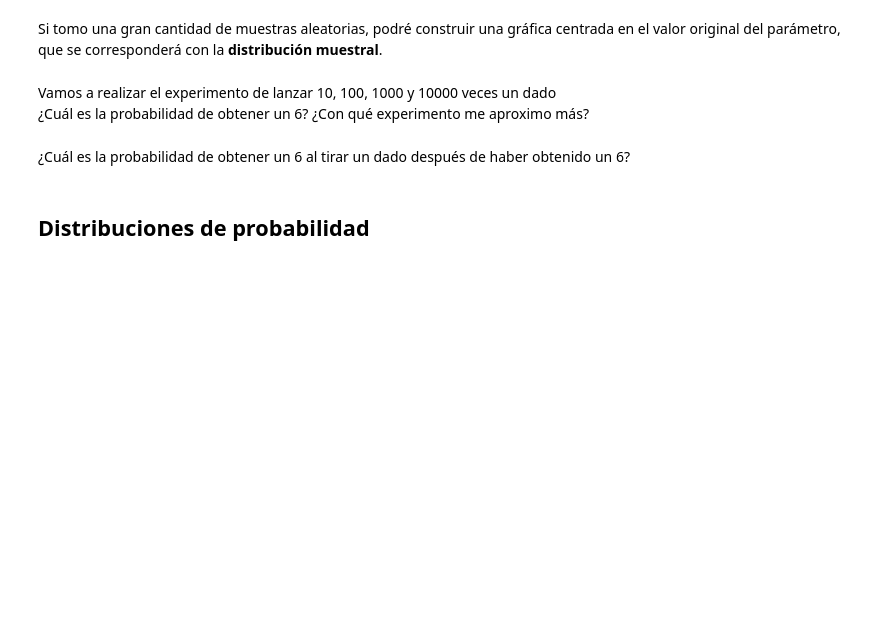
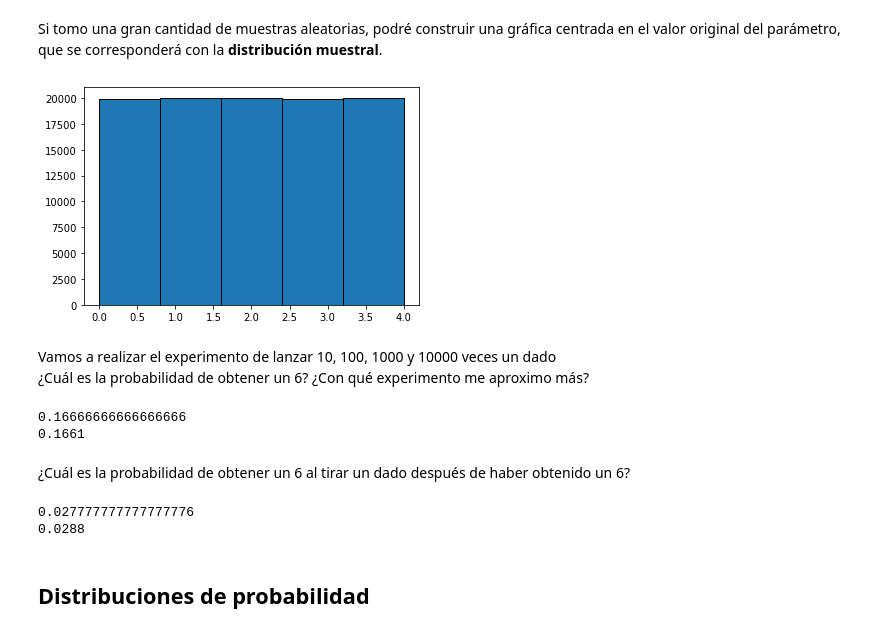
Before and after one commit to rafazamb/DS_PT_ENE21, a Jupyter notebook: 0-Ramp_Up/4-Estadística/Estadística Inferencial.ipynb, the cells around one changed output. Drawn from its saved outputs; the diff is of its cells as text; code cells hidden in the pictures; blank space fills up the shorter version.

```diff
--- a/0-Ramp_Up/4-Estadística/Estadística Inferencial.ipynb
+++ b/0-Ramp_Up/4-Estadística/Estadística Inferencial.ipynb
@@ -45,10 +59,53 @@ Por ejemplo, vamos a generar una población con una distribución normal de medi
 # %% [markdown]
 Si tomo una gran cantidad de muestras aleatorias, podré construir una gráfica centrada en el valor original del parámetro, que se corresponderá con la **distribución muestral**.
+# %%
+uniforme = np.random.randint(4)
+L = []
+
+for k in range(100000):
+    L.append(np.random.randint(5))
+
+plt.hist(L,bins=5,edgecolor='black');
+# %% [output]
+[figure, added]
 # %% [markdown]
 Vamos a realizar el experimento de lanzar 10, 100, 1000 y 10000 veces un dado
 ¿Cuál es la probabilidad de obtener un 6? ¿Con qué experimento me aproximo más?
+# %%
+L = []
+prob_real = 1/6
+print(prob_real)
+
+for k in range(10000):
+    L.append(np.random.randint(1,7))
+
+contador = 0
+for el in L:
+    if el == 6:
+        contador += 1
+
+print(contador/len(L))
+# %% [output]
+0.16666666666666666
+0.1661
 # %% [markdown]
 ¿Cuál es la probabilidad de obtener un 6 al tirar un dado después de haber obtenido un 6?
+# %%
+L = []
+prob_real = 1/6 * 1/6
+print(prob_real)
+for k in range(10000):
+    L.append(np.random.randint(1,7))
+
+contador = 0
+for k in range(len(L)):
+    if k<len(L)-1 and L[k] == 6 and L[k+1]==6:
+        contador += 1
+
+print(contador/len(L))
+# %% [output]
+0.027777777777777776
+0.0288
 # %% [markdown]
 ## Distribuciones de probabilidad
 # %% [markdown]
```
Also changed, not shown: parts of 1 cell of this notebook, 1 other file.
